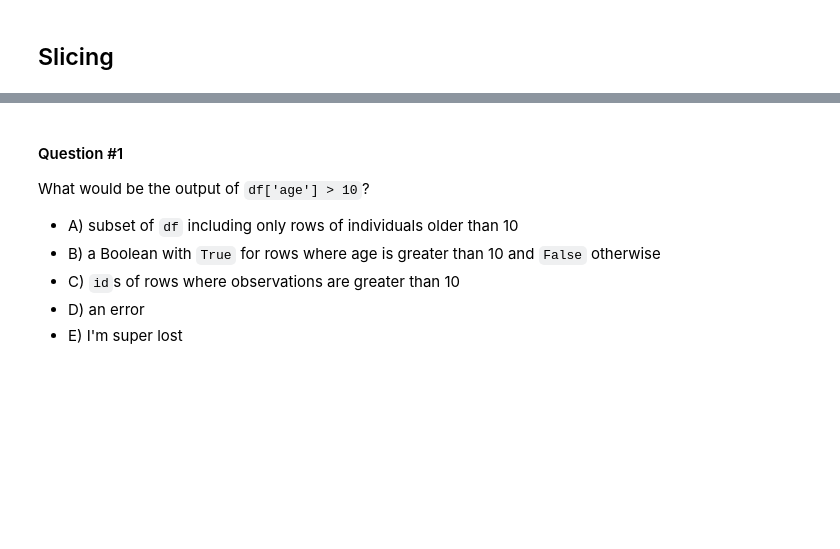
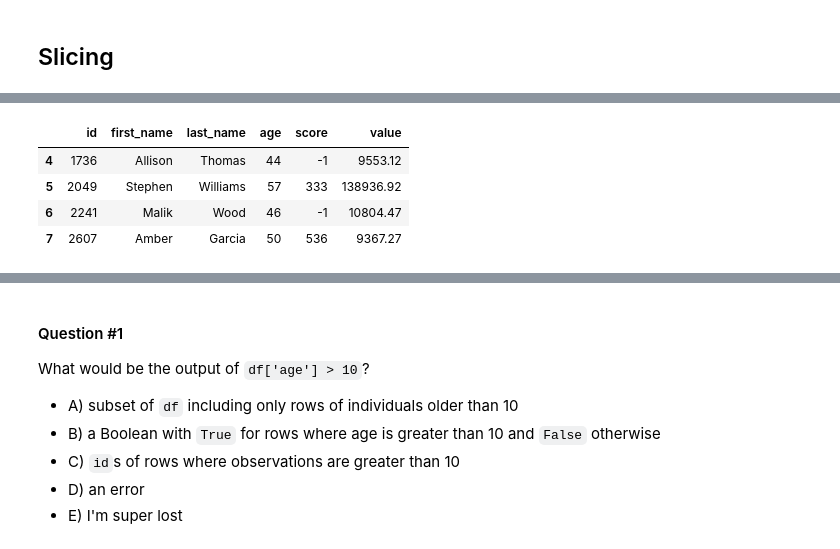
Before and after one commit to COGS108/Lectures-Fa24, a Jupyter notebook: 03_pandas.ipynb, the cells around one changed output, grey strips where cells are left out. Cells and saved outputs as stored; diff of their text form; code cells hidden in the pictures; blank space fills up the shorter version.

```diff
--- a/03_pandas.ipynb
+++ b/03_pandas.ipynb
@@ -62,3 +98,11 @@ df.loc[:,'last_name']
+# %%
+df.iloc[4:8]
+# %% [output]
+|  | id | first_name | last_name | age | score | value |
+| 4 | 1736 | Allison | Thomas | 44 | -1 | 9553.12 |
+| 5 | 2049 | Stephen | Williams | 57 | 333 | 138936.92 |
+| 6 | 2241 | Malik | Wood | 46 | -1 | 10804.47 |
+| 7 | 2607 | Amber | Garcia | 50 | 536 | 9367.27 |
 # %%
 # Slicing: select a row & column with 'loc'
 df.loc[4, 'age']
```
Also changed, not shown: parts of 25 cells of this notebook, 1 other file.
